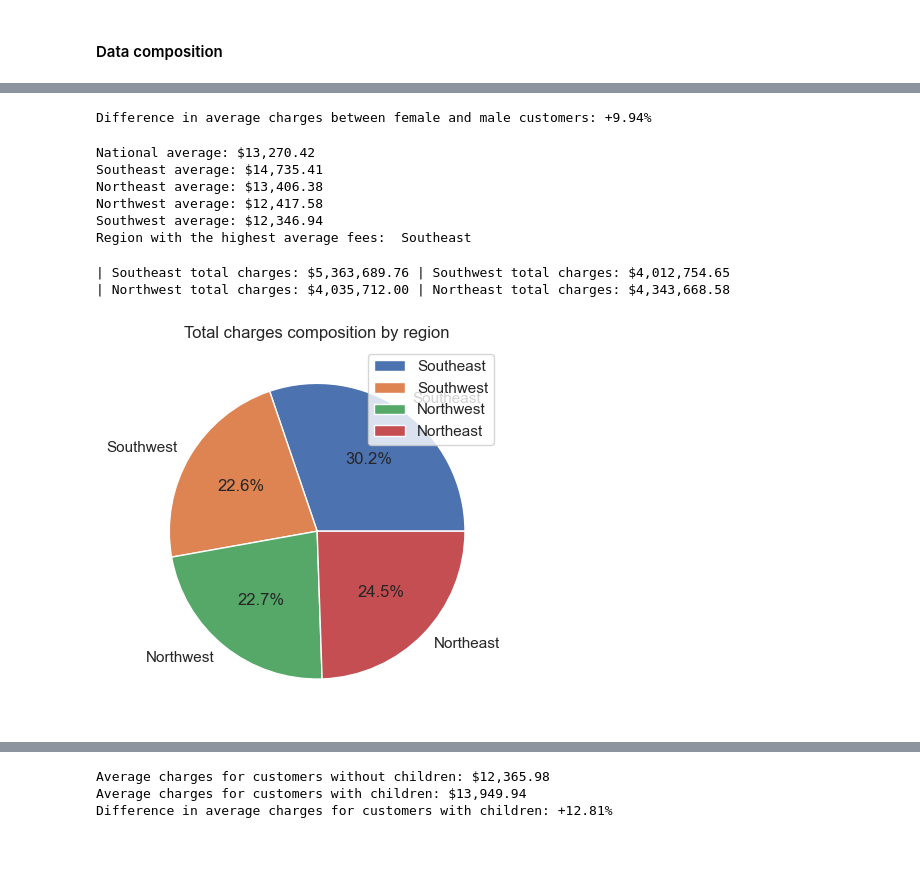
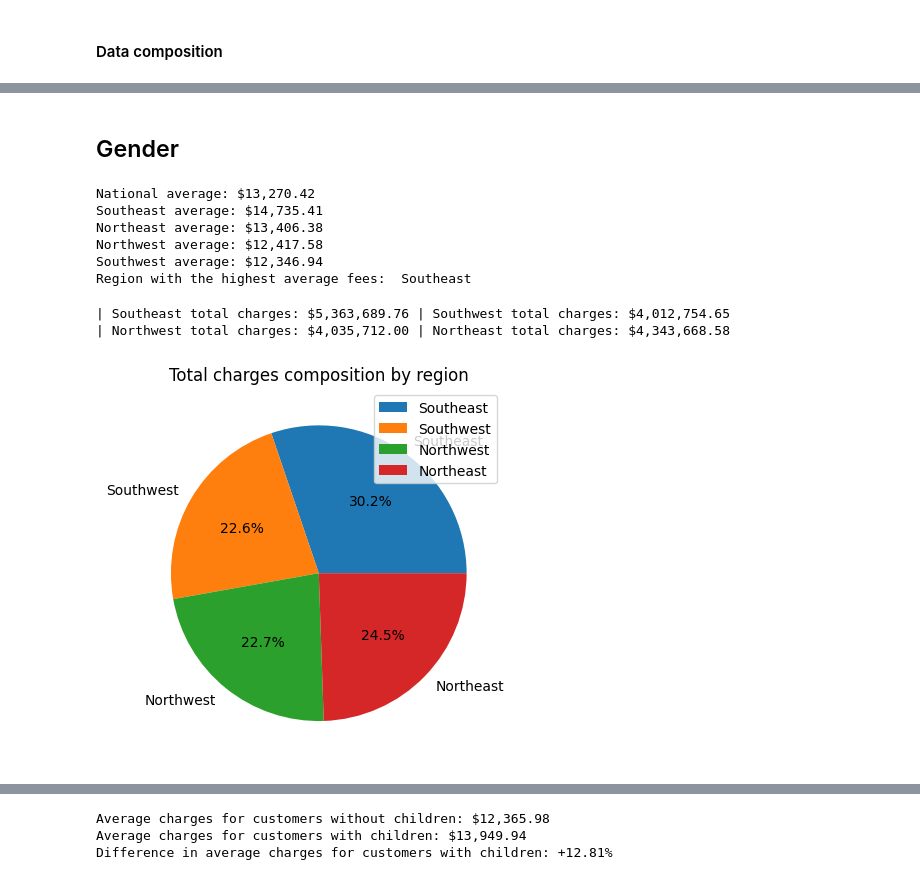
Before and after one commit to rahulsm20/insurance-data, a Jupyter notebook: analysis.ipynb, the cells around one changed output, grey strips where cells are left out. Cells and saved outputs as stored; diff of their text form; code cells hidden in the pictures; blank space fills up the shorter version.

Commit message:
gender and bmi

```diff
--- a/analysis.ipynb
+++ b/analysis.ipynb
@@ -101,10 +112,5 @@ plt.show()
-# %%
-female=df[df['sex']=='female']
-male=df[df['sex']=='male']
-mf=(male['charges'].mean()-female['charges'].mean())/male['charges'].mean()*100
-print("Difference in average charges between female and male customers: +{:.2f}%".format(mf))
-# %% [output]
-Difference in average charges between female and male customers: +9.94%
+# %% [markdown]
+## Gender
 # %%
 southWestMean=df[df['region']=='southwest']['charges'].mean()
 southEastMean=df[df['region']=='southeast']['charges'].mean()
@@ -136,19 +142,19 @@ Region with the highest average fees:  Southeast
 # %%
 SE_Pie=df[df['region']=='southeast']['charges'].sum()
 SW_Pie=df[df['region']=='southwest']['charges'].sum()
 NW_Pie=df[df['region']=='northwest']['charges'].sum()
 NE_Pie=df[df['region']=='northeast']['charges'].sum()
 region_pie=[SE_Pie,SW_Pie,NW_Pie,NE_Pie]
 print("| Southeast total charges: ${:,.2f}".format(SE_Pie),"| Southwest total charges: ${:,.2f}".format(SW_Pie),
-      "\n| Northwest total charges: ${:,.2f}".format(NW_Pie),"| Northeast total charges: ${:,.2f}".format(NE_Pie))
+      "\n| Northwest total charges: ${:,.2f}".format(NW_Pie),"| Northeast total charges: ${:,.2f}\n".format(NE_Pie))
 plt.pie(region_pie,autopct='%1.1f%%',labels=['Southeast','Southwest','Northwest','Northeast'])
 plt.legend()
 plt.title('Total charges composition by region')
 plt.show()
 # %% [output]
 | Southeast total charges: $5,363,689.76 | Southwest total charges: $4,012,754.65
 | Northwest total charges: $4,035,712.00 | Northeast total charges: $4,343,668.58
-[figure, old version]
+[figure, new version]
 # %%
 SE_Bar=df[df['region']=='southeast']['charges'].mean()
 SW_Bar=df[df['region']=='southwest']['charges'].mean()
```
Also changed, not shown: parts of 23 cells of this notebook, 3 other files.
